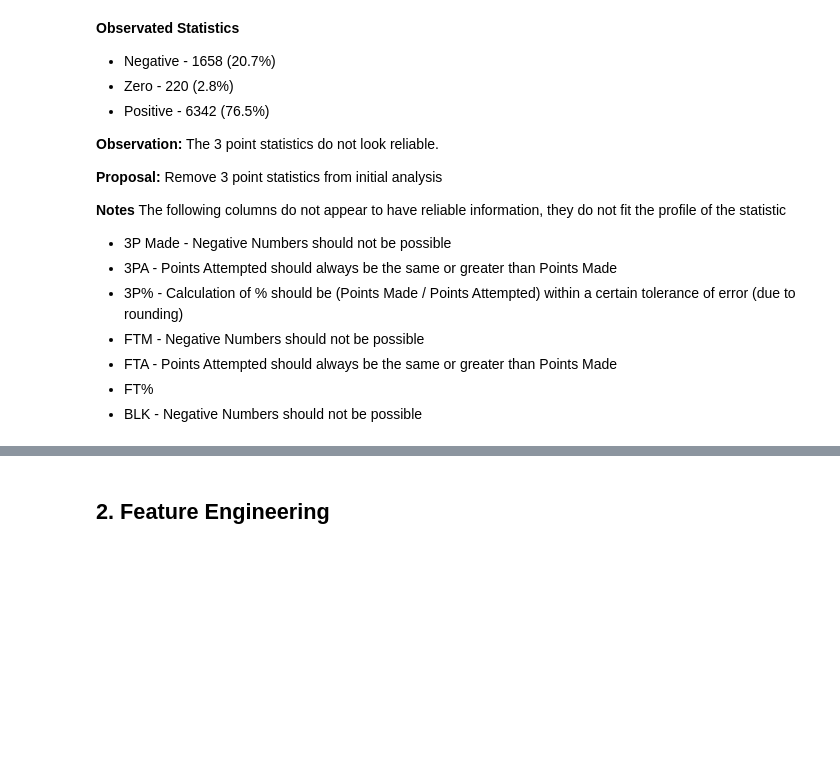
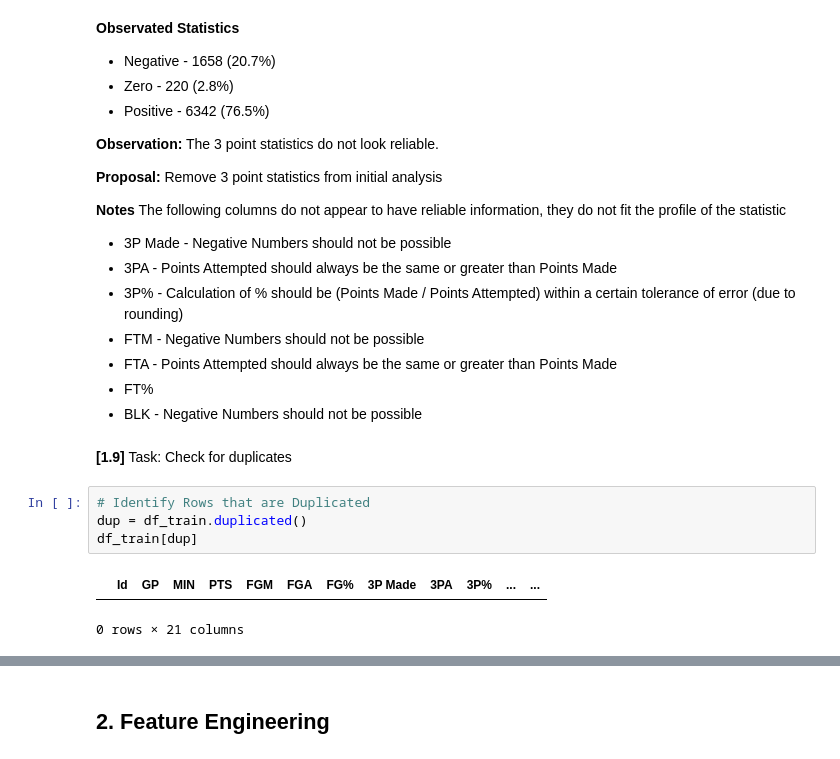
Before and after one commit to nuwanprabhath/kaggle-nba-career-prediction, a Jupyter notebook: notebooks/fragar_nathan-93087548-week1_RandomForest.ipynb, the cells around one changed output, grey strips where cells are left out. Saved outputs shown, nothing was run; the diff lists cells and outputs as text; blank space fills up the shorter version.

```diff
--- a/notebooks/fragar_nathan-93087548-week1_RandomForest.ipynb
+++ b/notebooks/fragar_nathan-93087548-week1_RandomForest.ipynb
@@ -139,3 +260,12 @@ The following columns do not appear to have reliable information, they do not fi
 * FTA - Points Attempted should always be the same or greater than Points Made
 * FT%
 * BLK  - Negative Numbers should not be possible
+# %% [markdown]
+**[1.9]** Task: Check for duplicates
+# %%
+# Identify Rows that are Duplicated
+dup = df_train.duplicated()
+df_train[dup]
+# %% [output]
+|  | Id | GP | MIN | PTS | FGM | FGA | FG% | 3P Made | 3PA | 3P% | ... | ... |
+0 rows × 21 columns
```
Also changed, not shown: parts of 59 cells of this notebook.
